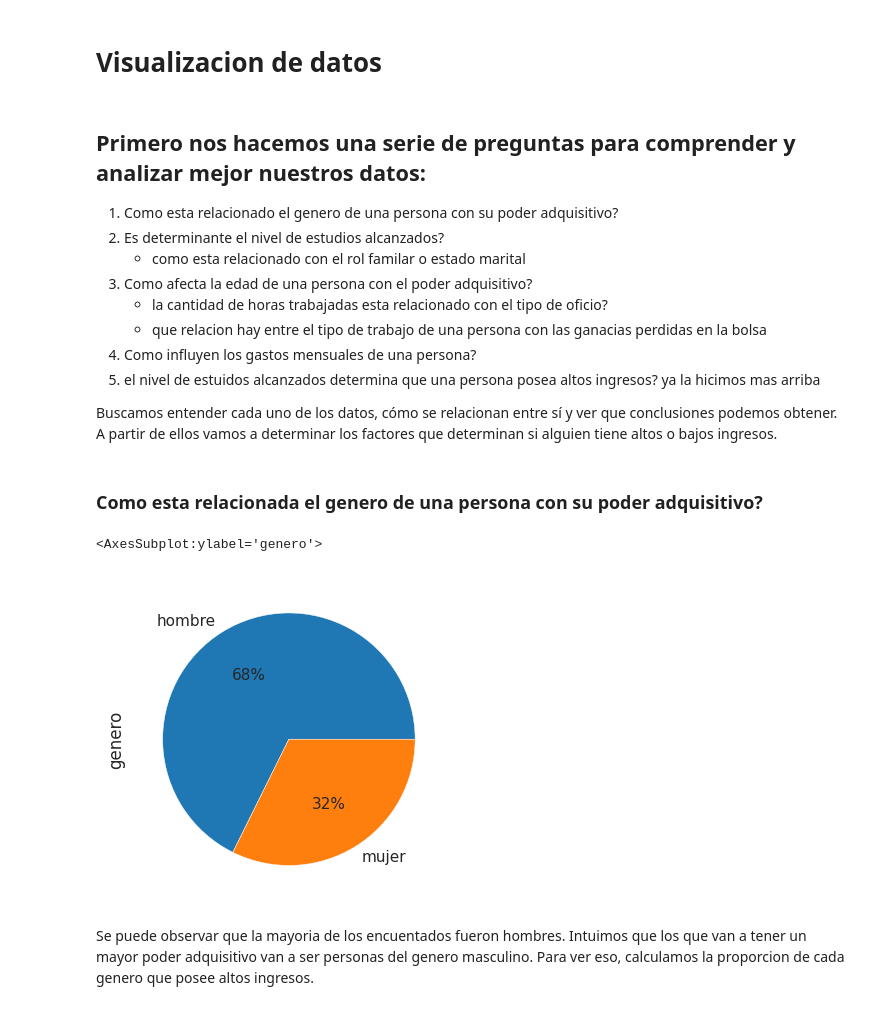
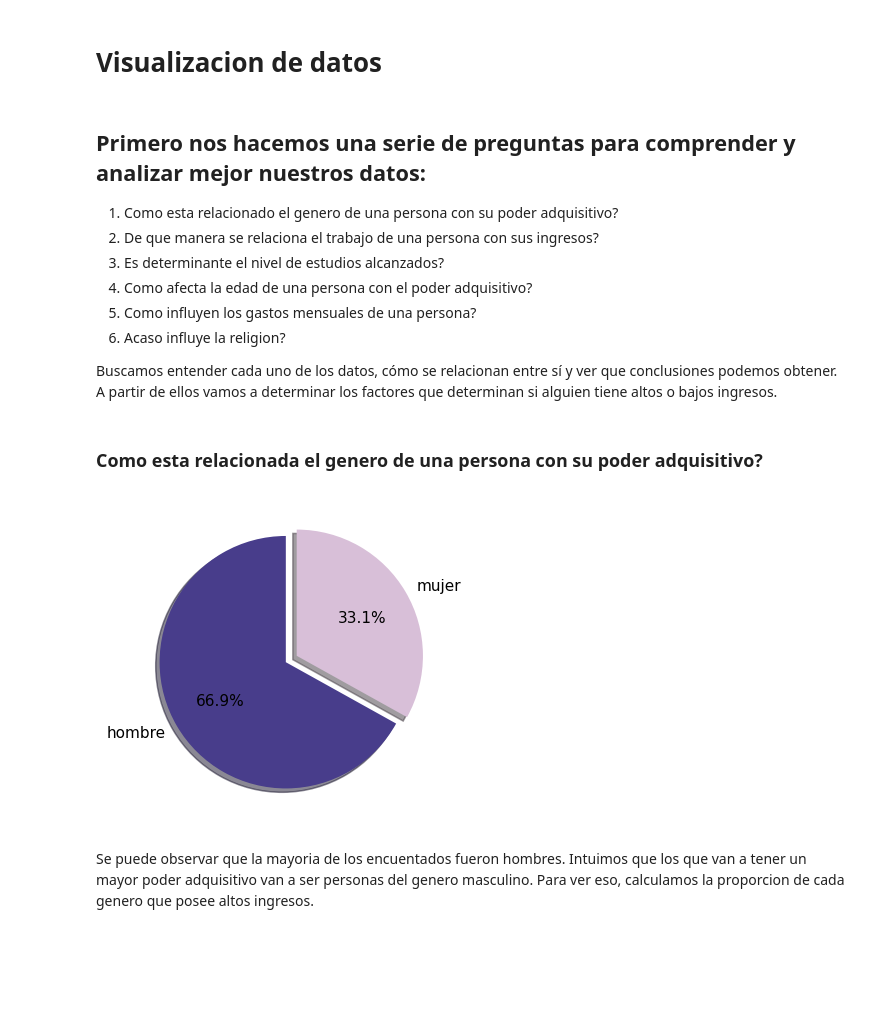
Before and after one commit to solfonte/TP1-OrganizacionDeDatos, a Jupyter notebook: TPparte1.ipynb, the cells around one changed output. Saved outputs shown, nothing was run; the diff lists cells and outputs as text; code cells hidden in the pictures; blank space fills up the shorter version.

```diff
--- a/TPparte1.ipynb
+++ b/TPparte1.ipynb
@@ -244,25 +175,26 @@ report
 # %% [markdown]
 ## Primero nos hacemos una serie de preguntas para comprender y analizar mejor nuestros datos:
  1. Como esta relacionado el genero de una persona con su poder adquisitivo?
- 2. Es determinante el nivel de estudios alcanzados?
-     - como esta relacionado con el rol familar o estado marital
- 3. Como afecta la edad de una persona con el poder adquisitivo?
-     - la cantidad de horas trabajadas esta relacionado con el tipo de oficio?
-     - que relacion hay entre el tipo de trabajo de una persona con las ganacias perdidas en la bolsa
- 4. Como influyen los gastos mensuales de una persona?
- 5. el nivel de estuidos alcanzados determina que una persona posea altos ingresos? ya la hicimos mas arriba
+ 2. De que manera se relaciona el trabajo de una persona con sus ingresos?
+ 3. Es determinante el nivel de estudios alcanzados?
+ 4. Como afecta la edad de una persona con el poder adquisitivo?
+ 5. Como influyen los gastos mensuales de una persona?
+ 6. Acaso influye la religion?
 
 Buscamos entender cada uno de los datos, cómo se relacionan entre sí y ver que conclusiones podemos obtener. A partir de ellos vamos a determinar los factores que determinan si alguien tiene altos o bajos ingresos.
 # %% [markdown]
 ### Como esta relacionada el genero de una persona con su poder adquisitivo?
 # %%
 plt.figure(figsize=(5.4, 3.8), dpi=110)
-df['genero'].value_counts().plot(
-    kind='pie', autopct='%1.0f%%'
-)
+labels = ['hombre', 'mujer']
+sizes = df['genero'].value_counts()
+explode = (0, 0.1)
+
+plt.pie(sizes, explode=explode, data = df['genero'],labels = labels ,autopct='%1.1f%%',
+        shadow=True, startangle=90, colors = ['darkslateblue', 'thistle'])
+plt.show()
 # %% [output]
-<AxesSubplot:ylabel='genero'>
-[figure, old version]
+[figure, new version]
 # %% [markdown]
 Se puede observar que la mayoria de los encuentados fueron hombres.
 Intuimos que los que van a tener un mayor poder adquisitivo van a ser personas del genero masculino. Para ver eso, calculamos la proporcion de cada genero que posee altos ingresos.
```
Also changed, not shown: parts of 59 cells of this notebook.
